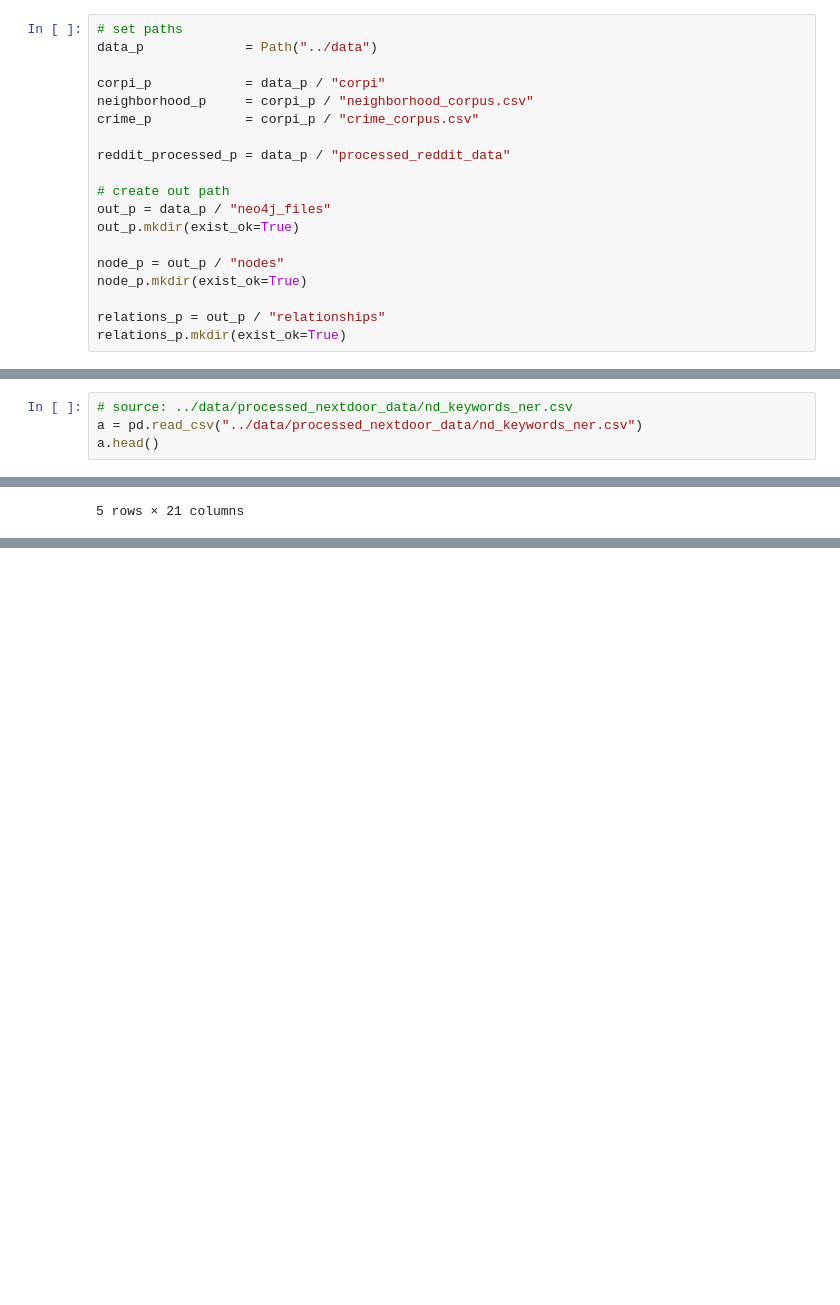
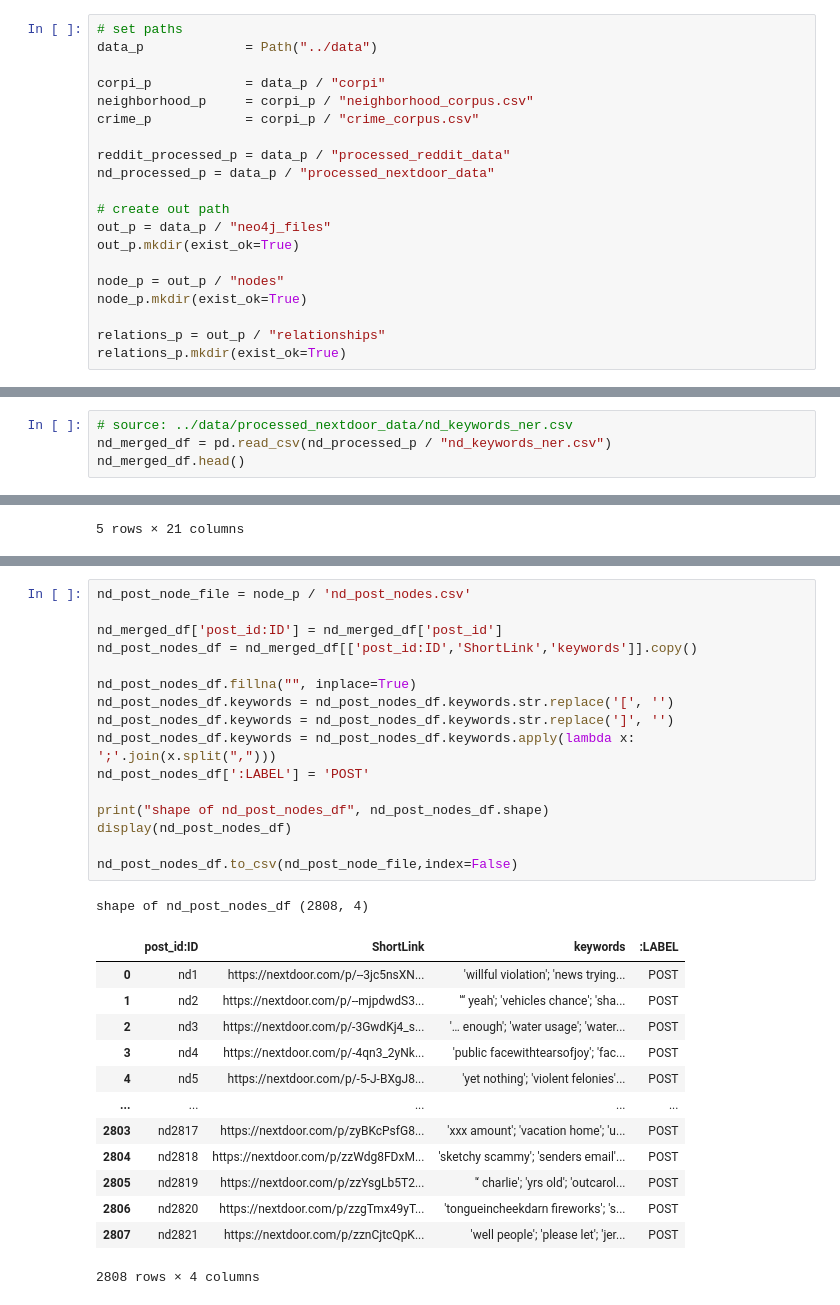
Before and after one commit to amoltkale/san_diego_crime_knowledge_graph, a Jupyter notebook: graph/cypher_prep.ipynb, the cells around one changed output, grey strips where cells are left out. Saved outputs shown, nothing was run; the diff lists cells and outputs as text; blank space fills up the shorter version.

```diff
--- a/graph/cypher_prep.ipynb
+++ b/graph/cypher_prep.ipynb
@@ -85,6 +85,7 @@ neighborhood_p     = corpi_p / "neighborhood_corpus.csv"
 crime_p            = corpi_p / "crime_corpus.csv"
 
 reddit_processed_p = data_p / "processed_reddit_data"
+nd_processed_p = data_p / "processed_nextdoor_data"
 
 # create out path
 out_p = data_p / "neo4j_files"
@@ -212,8 +237,8 @@ merged_df
 ## Nextdoor Nodes and Relationships
 # %%
 # source: ../data/processed_nextdoor_data/nd_keywords_ner.csv
-a = pd.read_csv("../data/processed_nextdoor_data/nd_keywords_ner.csv")
-a.head()
+nd_merged_df = pd.read_csv(nd_processed_p / "nd_keywords_ner.csv")
+nd_merged_df.head()
 # %% [output]
 |  | post_id | ShortLink | Author | post_text | post_text_count | Neighborhood | PERSON | TIME | DATE | ... |
 | 0 | nd1 | https://nextdoor.com/p/--3jc5nsXN... | Hannah Lopez | how late can people be working on... | 131 | Corridor | tapebill | NaN | NaN | ... |
@@ -260,0 +250,31 @@ a
+# %%
+nd_post_node_file = node_p / 'nd_post_nodes.csv'
+
+nd_merged_df['post_id:ID'] = nd_merged_df['post_id']
+nd_post_nodes_df = nd_merged_df[['post_id:ID','ShortLink','keywords']].copy()
+
+nd_post_nodes_df.fillna("", inplace=True)
+nd_post_nodes_df.keywords = nd_post_nodes_df.keywords.str.replace('[', '')
+nd_post_nodes_df.keywords = nd_post_nodes_df.keywords.str.replace(']', '')
+nd_post_nodes_df.keywords = nd_post_nodes_df.keywords.apply(lambda x: ';'.join(x.split(",")))
+nd_post_nodes_df[':LABEL'] = 'POST'
+
+print("shape of nd_post_nodes_df", nd_post_nodes_df.shape)
+display(nd_post_nodes_df)
+
+nd_post_nodes_df.to_csv(nd_post_node_file,index=False)
+# %% [output]
+shape of nd_post_nodes_df (2808, 4)
+|  | post_id:ID | ShortLink | keywords | :LABEL |
+| 0 | nd1 | https://nextdoor.com/p/--3jc5nsXN... | 'willful violation'; 'news trying... | POST |
+| 1 | nd2 | https://nextdoor.com/p/--mjpdwdS3... | '“ yeah'; 'vehicles chance'; 'sha... | POST |
+| 2 | nd3 | https://nextdoor.com/p/-3GwdKj4_s... | '… enough'; 'water usage'; 'water... | POST |
+| 3 | nd4 | https://nextdoor.com/p/-4qn3_2yNk... | 'public facewithtearsofjoy'; 'fac... | POST |
+| 4 | nd5 | https://nextdoor.com/p/-5-J-BXgJ8... | 'yet nothing'; 'violent felonies'... | POST |
+| ... | ... | ... | ... | ... |
+| 2803 | nd2817 | https://nextdoor.com/p/zyBKcPsfG8... | 'xxx amount'; 'vacation home'; 'u... | POST |
+| 2804 | nd2818 | https://nextdoor.com/p/zzWdg8FDxM... | 'sketchy scammy'; 'senders email'... | POST |
+| 2805 | nd2819 | https://nextdoor.com/p/zzYsgLb5T2... | '‘ charlie'; 'yrs old'; 'outcarol... | POST |
+| 2806 | nd2820 | https://nextdoor.com/p/zzgTmx49yT... | 'tongueincheekdarn fireworks'; 's... | POST |
+| 2807 | nd2821 | https://nextdoor.com/p/zznCjtcQpK... | 'well people'; 'please let'; 'jer... | POST |
+2808 rows × 4 columns
```
Also changed, not shown: parts of 12 cells of this notebook.
